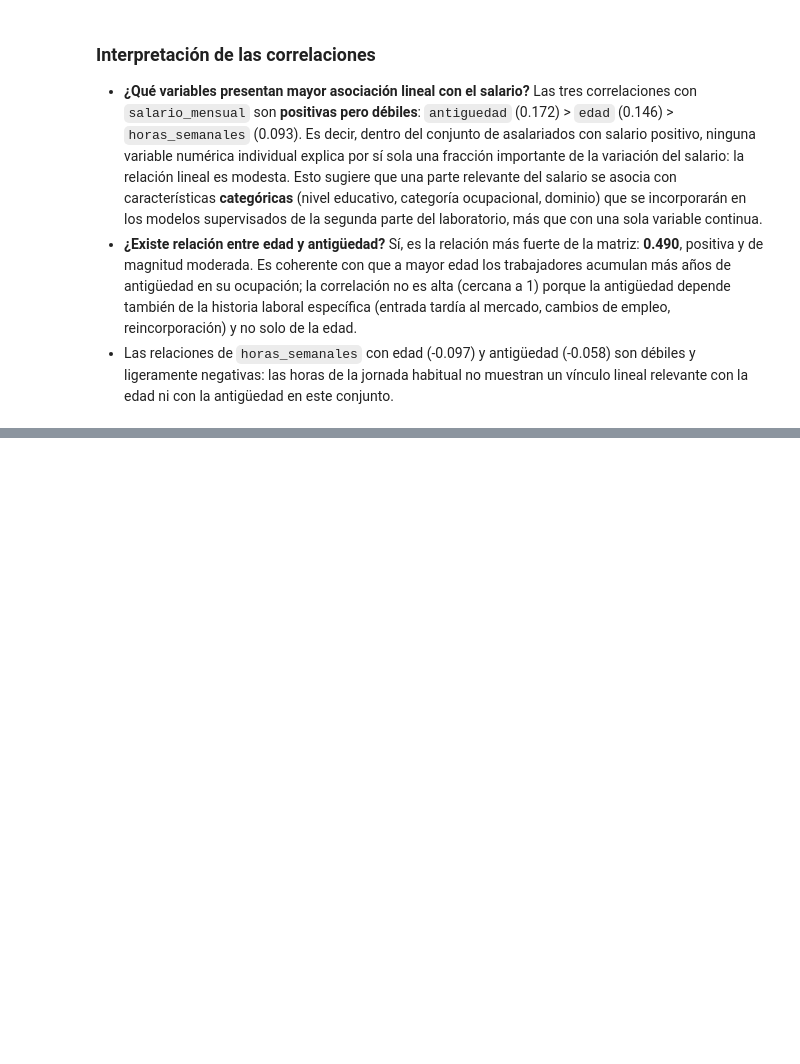
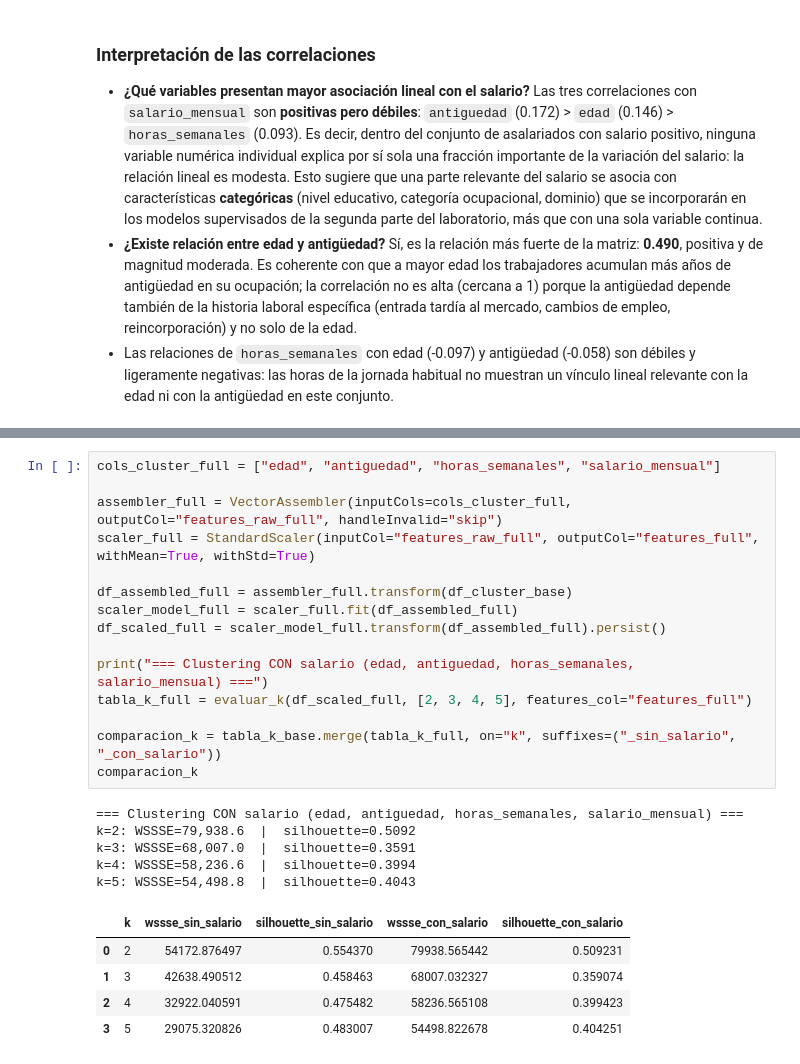
Before and after one commit to Ikeel04/Labs-DS, a Jupyter notebook: Lab7/Laboratorio_7_Spark_MLlib.ipynb, the cells around one changed output, grey strips where cells are left out. Saved outputs shown, nothing was run; the diff lists cells and outputs as text; blank space fills up the shorter version.

```diff
--- a/Lab7/Laboratorio_7_Spark_MLlib.ipynb
+++ b/Lab7/Laboratorio_7_Spark_MLlib.ipynb
@@ -761,0 +837,26 @@ horas_semanales    0.093
+# %%
+cols_cluster_full = ["edad", "antiguedad", "horas_semanales", "salario_mensual"]
+
+assembler_full = VectorAssembler(inputCols=cols_cluster_full, outputCol="features_raw_full", handleInvalid="skip")
+scaler_full = StandardScaler(inputCol="features_raw_full", outputCol="features_full", withMean=True, withStd=True)
+
+df_assembled_full = assembler_full.transform(df_cluster_base)
+scaler_model_full = scaler_full.fit(df_assembled_full)
+df_scaled_full = scaler_model_full.transform(df_assembled_full).persist()
+
+print("=== Clustering CON salario (edad, antiguedad, horas_semanales, salario_mensual) ===")
+tabla_k_full = evaluar_k(df_scaled_full, [2, 3, 4, 5], features_col="features_full")
+
+comparacion_k = tabla_k_base.merge(tabla_k_full, on="k", suffixes=("_sin_salario", "_con_salario"))
+comparacion_k
+# %% [output]
+=== Clustering CON salario (edad, antiguedad, horas_semanales, salario_mensual) ===
+k=2: WSSSE=79,938.6  |  silhouette=0.5092
+k=3: WSSSE=68,007.0  |  silhouette=0.3591
+k=4: WSSSE=58,236.6  |  silhouette=0.3994
+k=5: WSSSE=54,498.8  |  silhouette=0.4043
+|  | k | wssse_sin_salario | silhouette_sin_salario | wssse_con_salario | silhouette_con_salario |
+| 0 | 2 | 54172.876497 | 0.554370 | 79938.565442 | 0.509231 |
+| 1 | 3 | 42638.490512 | 0.458463 | 68007.032327 | 0.359074 |
+| 2 | 4 | 32922.040591 | 0.475482 | 58236.565108 | 0.399423 |
+| 3 | 5 | 29075.320826 | 0.483007 | 54498.822678 | 0.404251 |
```
Also changed, not shown: parts of 23 cells of this notebook.
